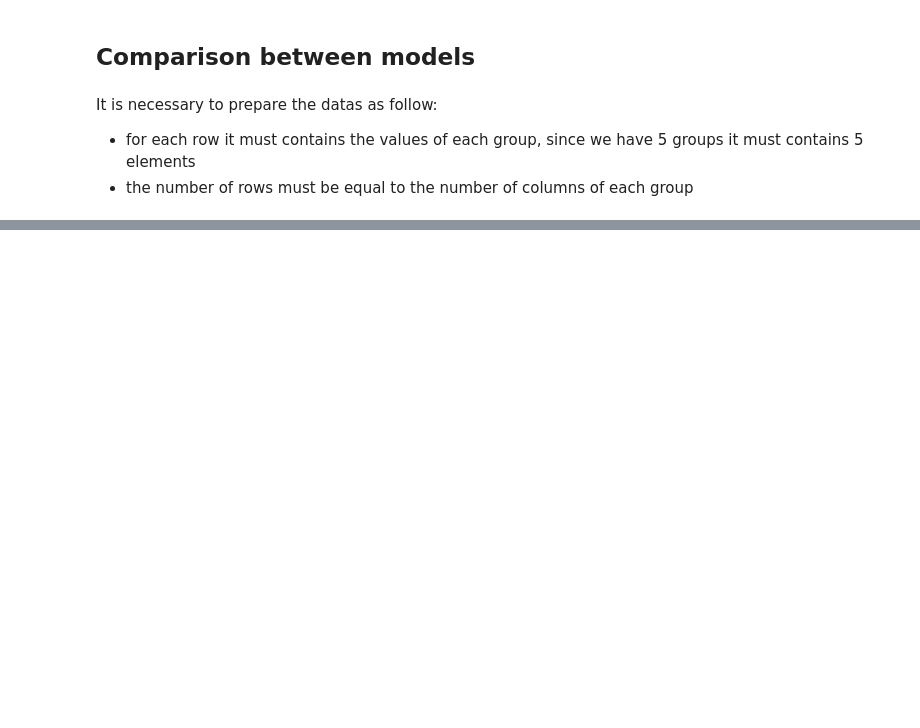
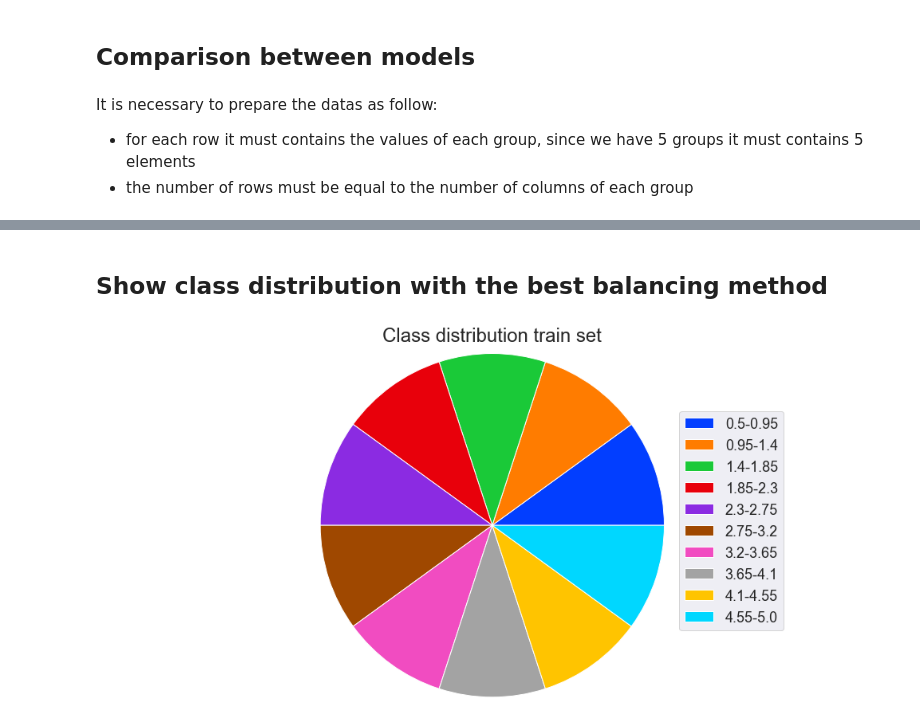
Before and after one commit to prushh/movie-lens-mlp, a Jupyter notebook: notebooks/1.5-imbalance-evaluation.ipynb, the cells around one changed output, grey strips where cells are left out. Drawn from its saved outputs; the diff is of its cells as text; code cells hidden in the pictures; blank space fills up the shorter version.

```diff
--- a/notebooks/1.5-imbalance-evaluation.ipynb
+++ b/notebooks/1.5-imbalance-evaluation.ipynb
@@ -217,0 +254,6 @@ barplot_multiple_columns(df['model_name'].unique(),df['balance'].unique(),data,'
+# %% [markdown]
+## Show class distribution with the best balancing method
+# %%
+show_class_distribution(train_target_smt_tom)
+# %% [output]
+[figure, added]
```
Also changed, not shown: parts of 33 cells of this notebook, 1 other file.
